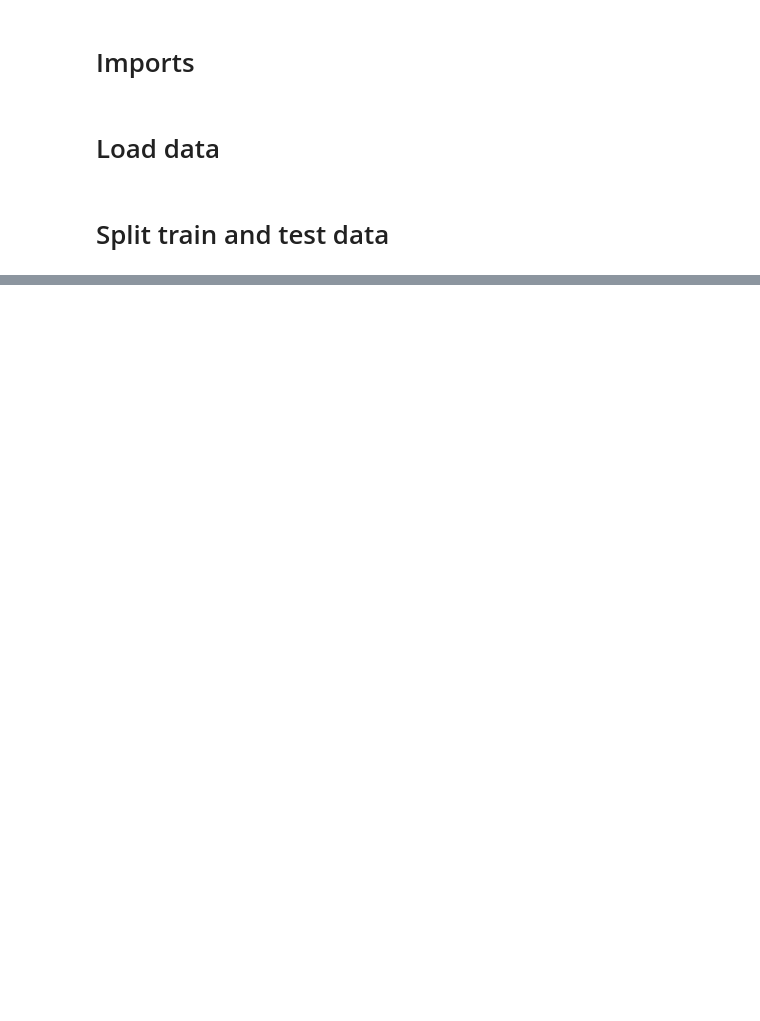
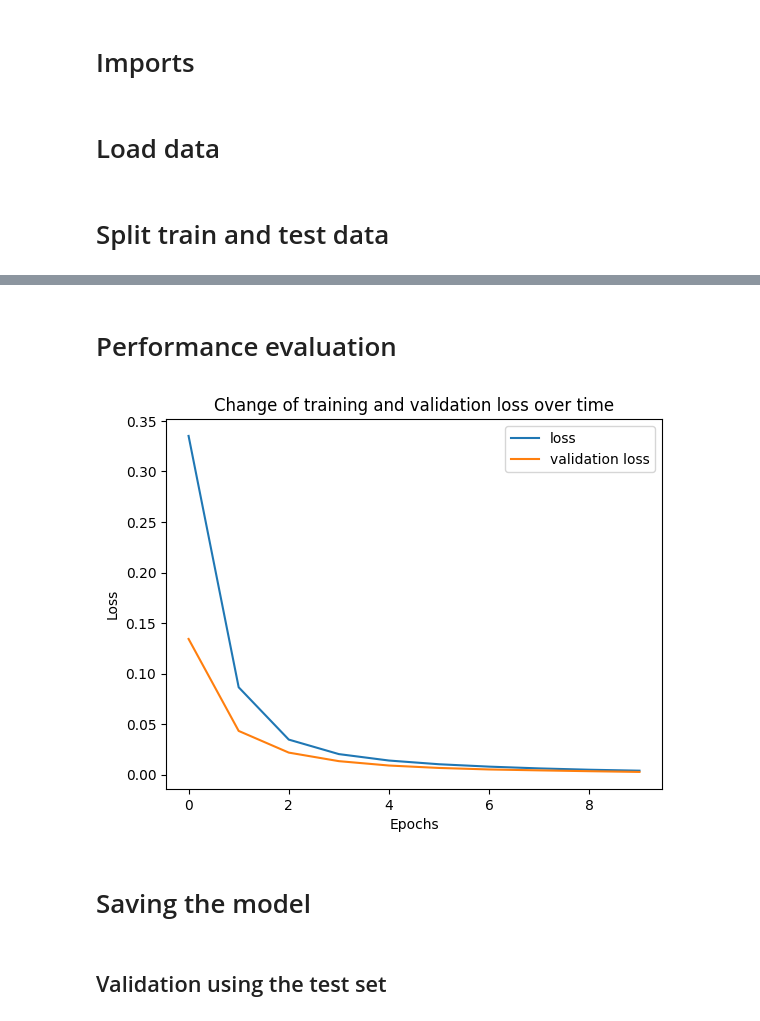
Before and after one commit to KrokanteKrab/Parodontitis, a Jupyter notebook: notebooks/main.ipynb, the cells around one changed output, grey strips where cells are left out. Cells and saved outputs as stored; diff of their text form; code cells hidden in the pictures; blank space fills up the shorter version.

Commit message:
Added first attempt to working model

```diff
--- a/notebooks/main.ipynb
+++ b/notebooks/main.ipynb
@@ -21,0 +42,2 @@ print(len(test_set))
+# %%
+X_train, X_test, y_train, y_test = train_test_split(X, y, test_size=0.3, stratify=y, random_state=RANDOM_STATE)
@@ -21,0 +55,3 @@ print(len(test_set))
+# %%
+normalizer = Normalization(axis=-1)
+normalizer.adapt(np.array(X_train))
@@ -21,0 +60,12 @@ print(len(test_set))
+# %%
+model = Sequential([
+    Input(shape=(X_train.shape[1],)),
+    normalizer,
+    Dense(10, activation='softmax'),
+    # Dense(, activation='softmax'),
+    Dense(2, activation='softmax')
+])
+
+model.compile(Adam(learning_rate=0.01), loss=SparseCategoricalCrossentropy(), metrics=['accuracy'])
+
+model.summary()
@@ -21,0 +89,2 @@ print(len(test_set))
+# %%
+history = model.fit(X_train, y_train, epochs=10, validation_split=0.1)
@@ -21,0 +112,14 @@ print(len(test_set))
+# %% [markdown]
+# Performance evaluation
+# %%
+plt.plot(history.history["loss"], label = "loss")
+plt.plot(history.history["val_loss"], label = "validation loss")
+plt.xlabel("Epochs")
+plt.ylabel("Loss")
+plt.legend()
+plt.title("Change of training and validation loss over time")
+plt.show()
+# %% [output]
+[figure, added]
+# %% [markdown]
+# Saving the model
@@ -21,0 +131,2 @@ print(len(test_set))
+# %% [markdown]
+## Validation using the test set
```
Also changed, not shown: parts of 15 cells of this notebook.
